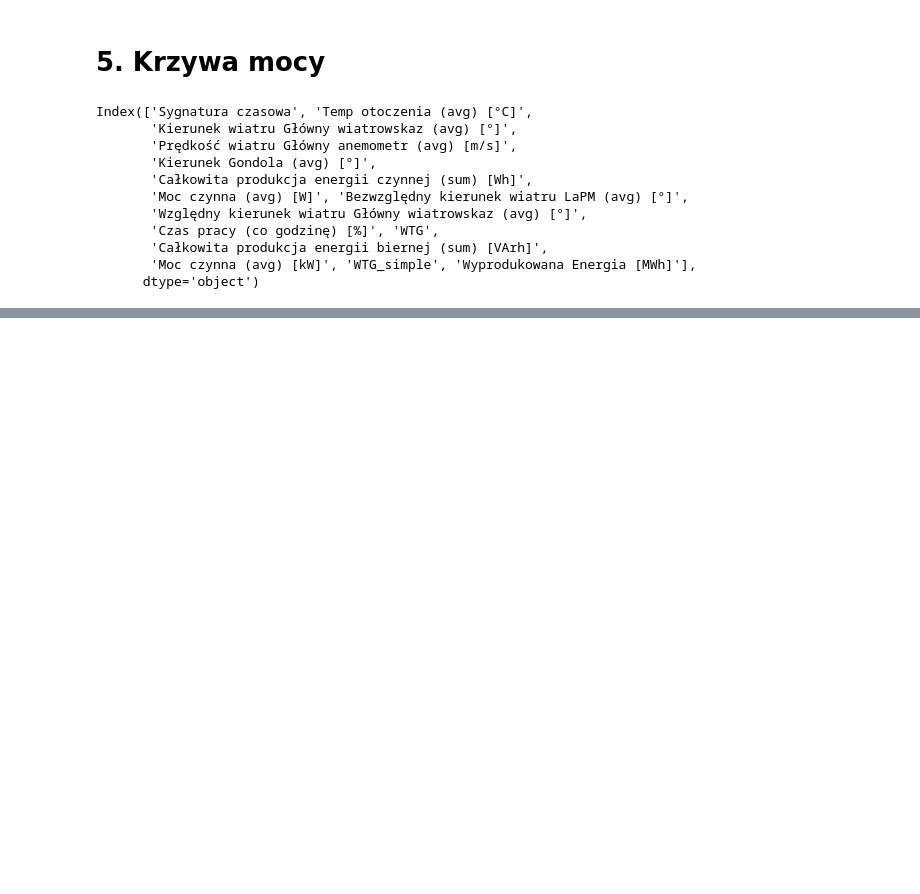
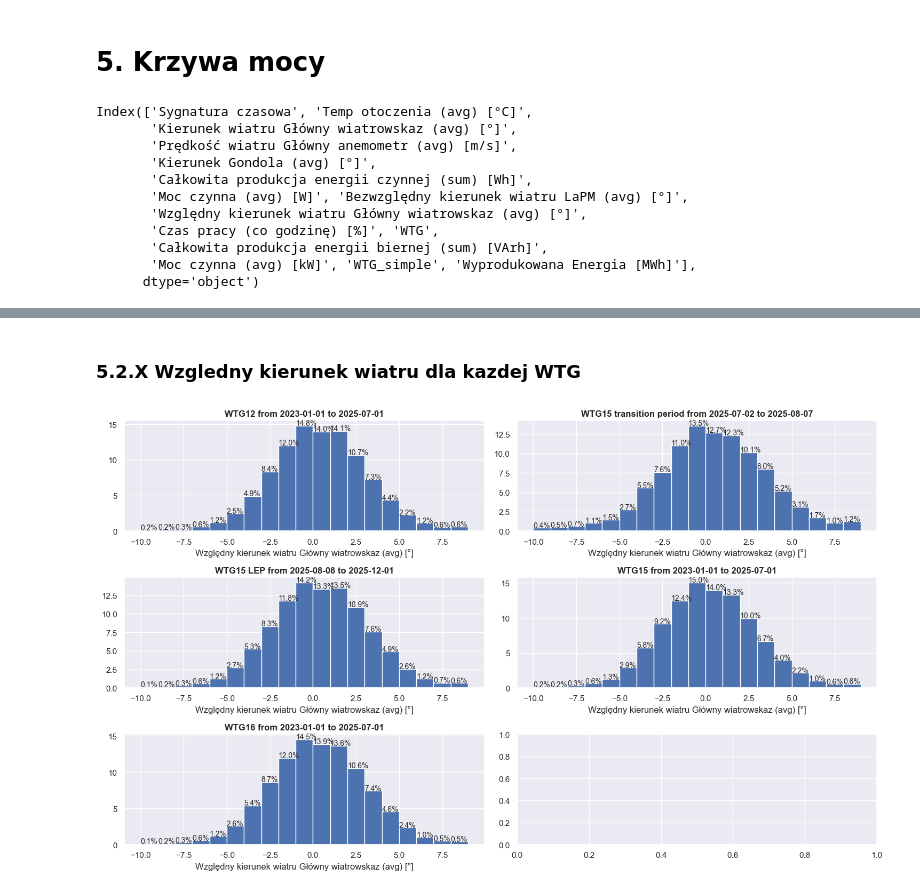
Before and after one commit to Wiktorson/WT-analysis-II, a Jupyter notebook: Side_by_side_analysis_2025.ipynb, the cells around one changed output, grey strips where cells are left out. Cells and saved outputs as stored; diff of their text form; code cells hidden in the pictures; blank space fills up the shorter version.

```diff
--- a/Side_by_side_analysis_2025.ipynb
+++ b/Side_by_side_analysis_2025.ipynb
@@ -497,0 +541,17 @@ Helpers.add_watermark(ax)
+# %% [markdown]
+### 5.2.X Wzgledny kierunek wiatru dla kazdej WTG
+# %%
+# plot histogram of Względny kierunek wiatru Główny wiatrowskaz (avg) [°] per different WTG
+fig, axes = plt.subplots(nrows=3, ncols=2, figsize=(15,9))
+bins = np.arange(-10, 10, 1)
+for i, wtg in enumerate(df_raw['WTG'].unique()):
+    ax = axes.flatten()[i]
+    df_temp =  df_raw[df_raw['WTG'] == wtg]
+    c, bins = np.histogram(df_temp['Względny kierunek wiatru Główny wiatrowskaz (avg) [°]'], bins=bins)
+    ax.bar(x=bins[:-1], height=c/sum(c)*100, width=np.diff(bins), align='edge')
+    Helpers.add_plt_annotations(ax, suffix='%')
+    ax.set_xlabel('Względny kierunek wiatru Główny wiatrowskaz (avg) [°]')
+    ax.set_title(f"{wtg} from {df_temp['Sygnatura czasowa'].dt.date.min()} to {df_temp['Sygnatura czasowa'].dt.date.max()}", fontweight='bold')
+plt.tight_layout()
+# %% [output]
+[figure, added]
```
Also changed, not shown: parts of 15 cells of this notebook, 2 other files.
